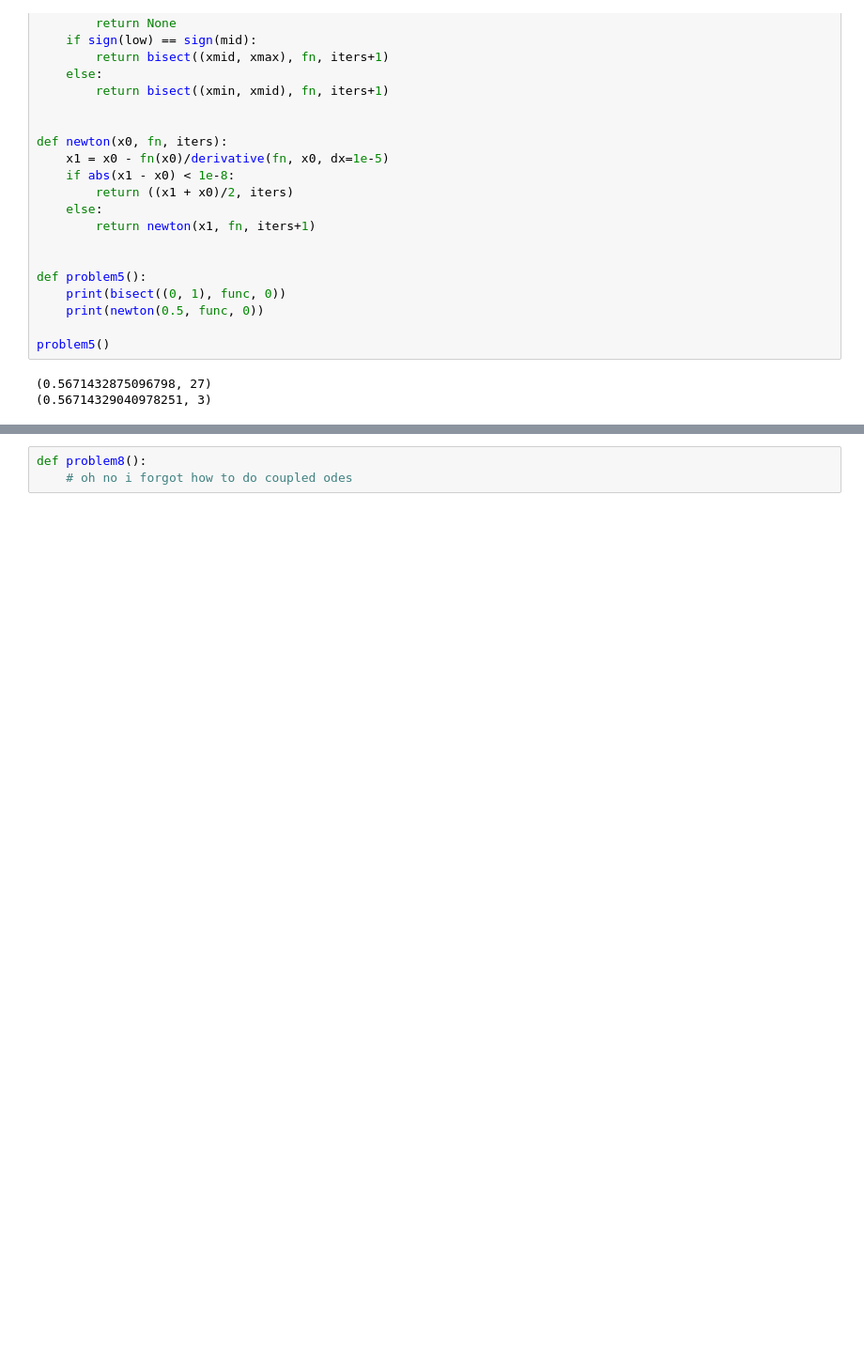
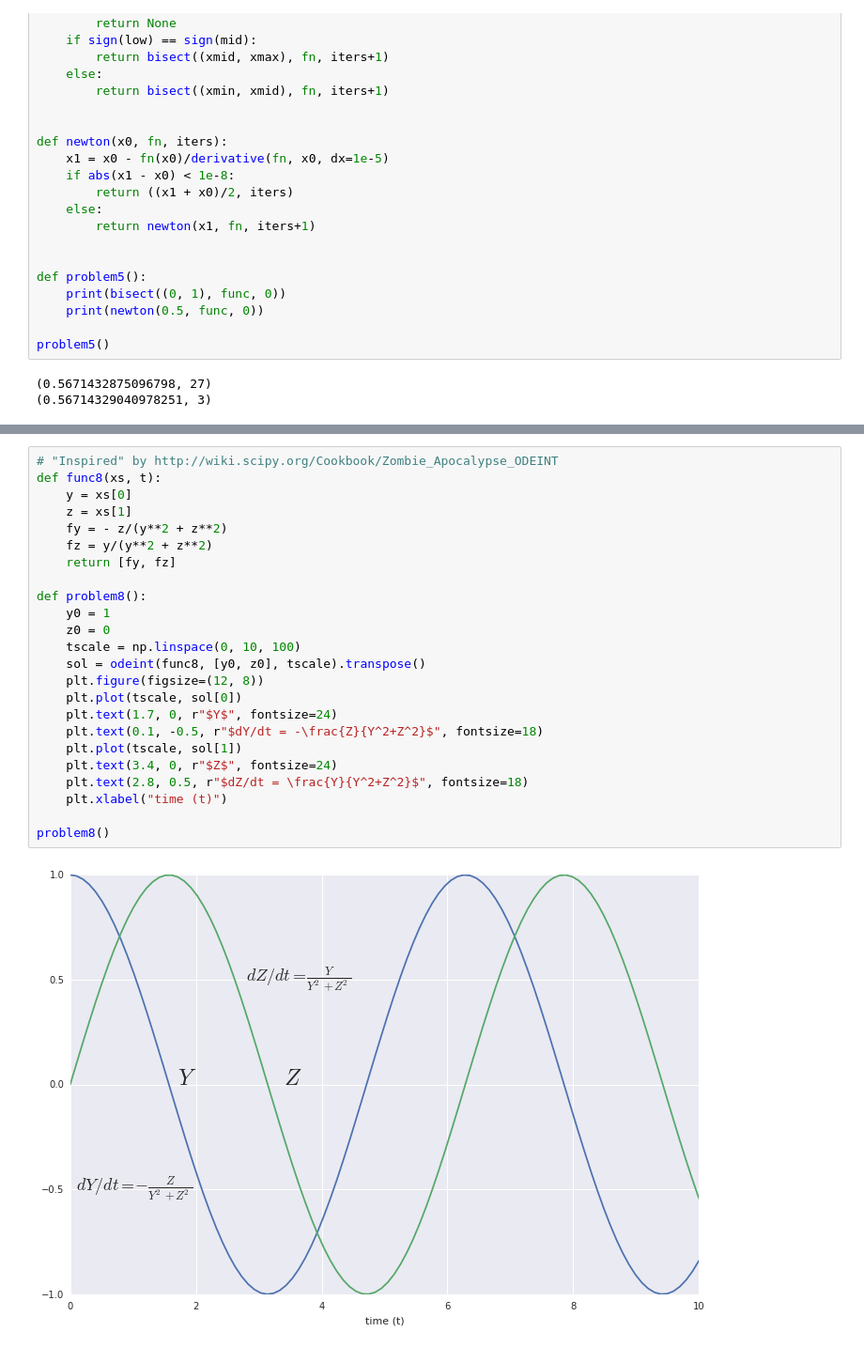
Before and after one commit to jdangerx/planetaryclimate, a Jupyter notebook: ch1.ipynb, the cells around one changed output, grey strips where cells are left out. Shown at 94% size. Saved outputs shown, nothing was run; the diff lists cells and outputs as text; blank space fills up the shorter version.

Commit message:
Completed ch1 python problems

```diff
--- a/ch1.ipynb
+++ b/ch1.ipynb
@@ -248,3 +252,26 @@ problem7()
-# %%
-def problem8():
-    # oh no i forgot how to do coupled odes
+# %%
+# "Inspired" by http://wiki.scipy.org/Cookbook/Zombie_Apocalypse_ODEINT
+def func8(xs, t):
+    y = xs[0]
+    z = xs[1]
+    fy = - z/(y**2 + z**2)
+    fz = y/(y**2 + z**2)
+    return [fy, fz]
+
+def problem8():
+    y0 = 1
+    z0 = 0
+    tscale = np.linspace(0, 10, 100)
+    sol = odeint(func8, [y0, z0], tscale).transpose()
+    plt.figure(figsize=(12, 8))
+    plt.plot(tscale, sol[0])
+    plt.text(1.7, 0, r"$Y$", fontsize=24)
+    plt.text(0.1, -0.5, r"$dY/dt = -\frac{Z}{Y^2+Z^2}$", fontsize=18)
+    plt.plot(tscale, sol[1])
+    plt.text(3.4, 0, r"$Z$", fontsize=24)
+    plt.text(2.8, 0.5, r"$dZ/dt = \frac{Y}{Y^2+Z^2}$", fontsize=18)
+    plt.xlabel("time (t)")
+
+problem8()
+# %% [output]
+[figure, added]
```
Also changed, not shown: parts of 2 cells of this notebook.
